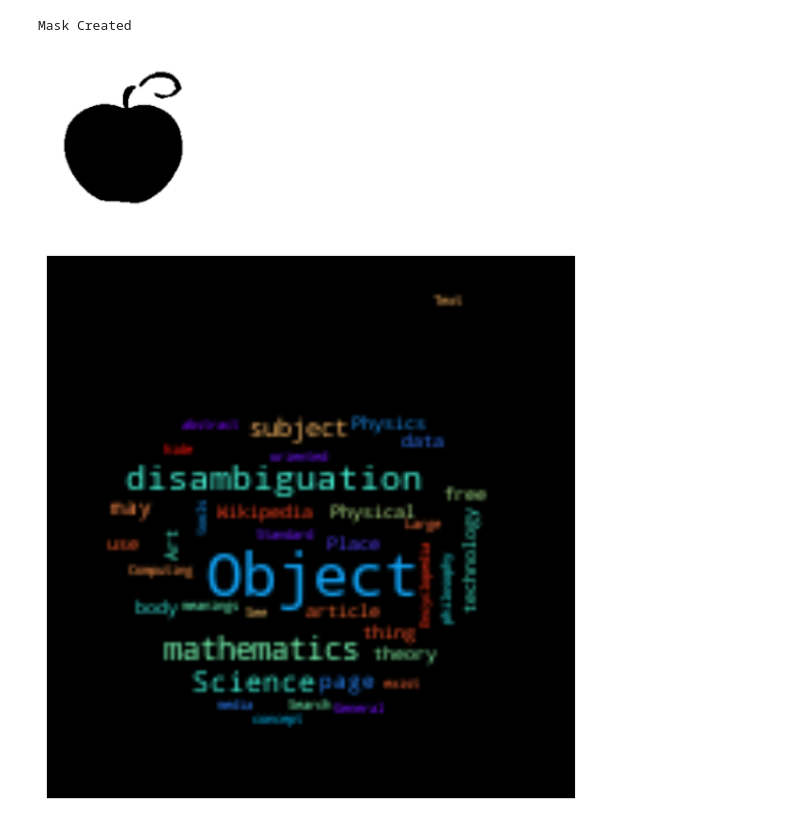
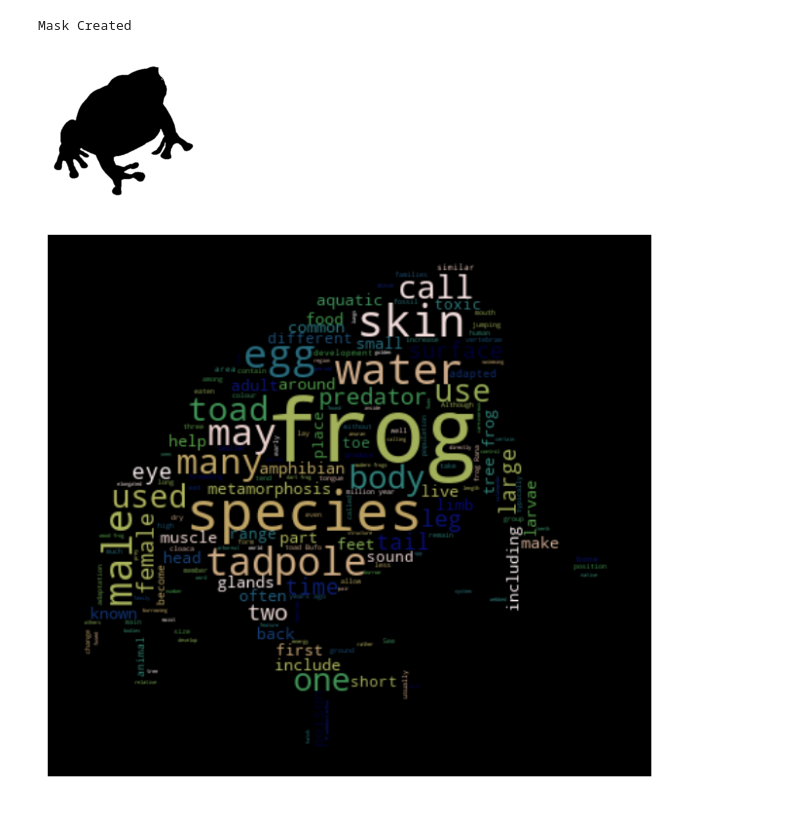
Before and after one commit to sethclose/clouds, a Jupyter notebook: object_wordcloud.ipynb, the cells around one changed output. Cells and saved outputs as stored; diff of their text form; code cells hidden in the pictures.

```diff
--- a/object_wordcloud.ipynb
+++ b/object_wordcloud.ipynb
@@ -10,7 +10,7 @@ import matplotlib.pyplot as plt
 ## Images
 # %%
 # Choose an object for the subject of the word cloud
-object_name = 'object'
+object_name = 'frog'
 # %%
 # Once you have a working silhouette, mark this false so it is not overwritten accidentally
 ImagesNotProcessed = True
@@ -102,13 +99,13 @@ plt.imshow(object_mask, cmap=plt.cm.gray, interpolation='bilinear')
 plt.axis('off')
 plt.show()
 # %% [output]
-[figure, old version]
+[figure, new version]
 # %%
-object_cloud = WordCloud(background_color='black', max_words=5000, mask=object_mask, colormap = "rainbow", stopwords=stopwords)
+object_cloud = WordCloud(background_color='black', max_words=5000, mask=object_mask, colormap = "gist_earth", stopwords=stopwords)
 object_cloud.generate(data)
 fig = plt.figure(figsize=(8,8))
 plt.imshow(object_cloud, interpolation='bilinear')
 plt.axis('off')
 plt.show()
 # %% [output]
-[figure, old version]
+[figure, new version]
```
Also changed, not shown: parts of 2 cells of this notebook.
